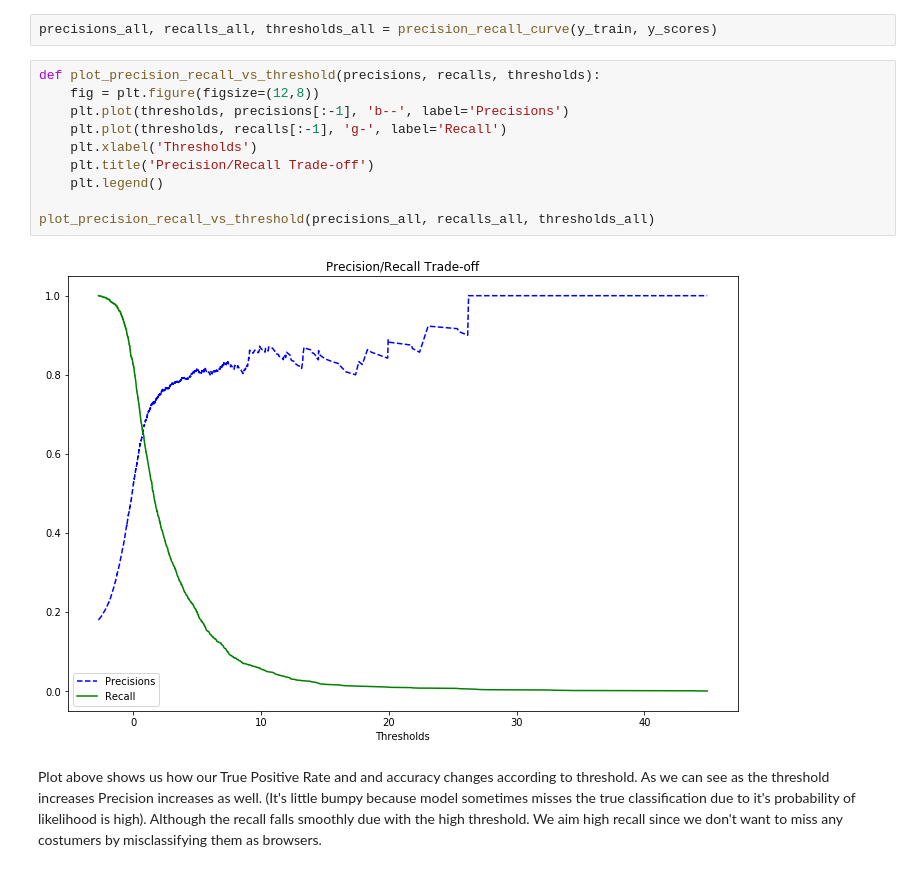
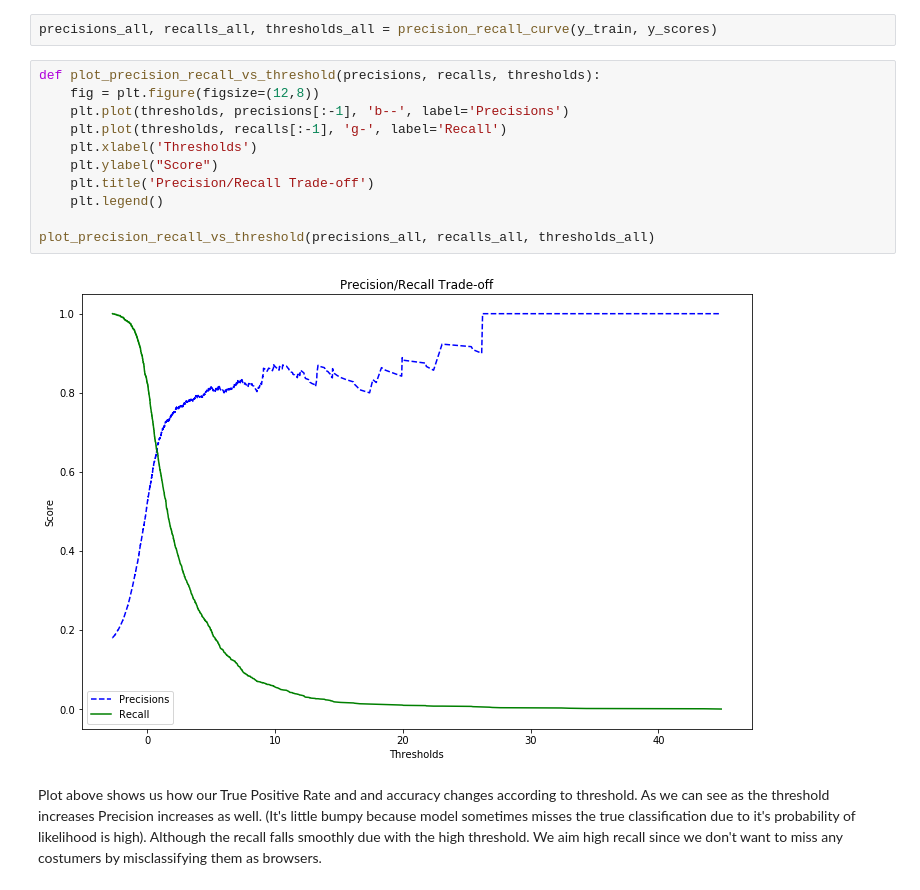
Before and after one commit to sezginisg/online_shoppers, a Jupyter notebook: Sez/Eda.ipynb, the cells around one changed output. Saved outputs shown, nothing was run; the diff lists cells and outputs as text.

```diff
--- a/Sez/Eda.ipynb
+++ b/Sez/Eda.ipynb
@@ -368,15 +367,16 @@ precisions_all, recalls_all, thresholds_all = precision_recall_curve(y_train, y_
 # %%
 def plot_precision_recall_vs_threshold(precisions, recalls, thresholds):
     fig = plt.figure(figsize=(12,8))
     plt.plot(thresholds, precisions[:-1], 'b--', label='Precisions')
     plt.plot(thresholds, recalls[:-1], 'g-', label='Recall')
     plt.xlabel('Thresholds')
+    plt.ylabel("Score")
     plt.title('Precision/Recall Trade-off')
     plt.legend()
 
 plot_precision_recall_vs_threshold(precisions_all, recalls_all, thresholds_all)
 # %% [output]
-[figure, old version]
+[figure, new version]
 # %% [markdown]
 Plot above shows us how our True Positive Rate and and accuracy changes according to threshold. As we can see as the threshold increases Precision increases as well. (It's little bumpy because model sometimes misses the true classification due to it's probability of likelihood is high). Although the recall falls smoothly due with the high threshold. We aim high recall since we don't want to miss any costumers by misclassifying them as browsers.
 # %%
```
Also changed, not shown: parts of 18 cells of this notebook.
